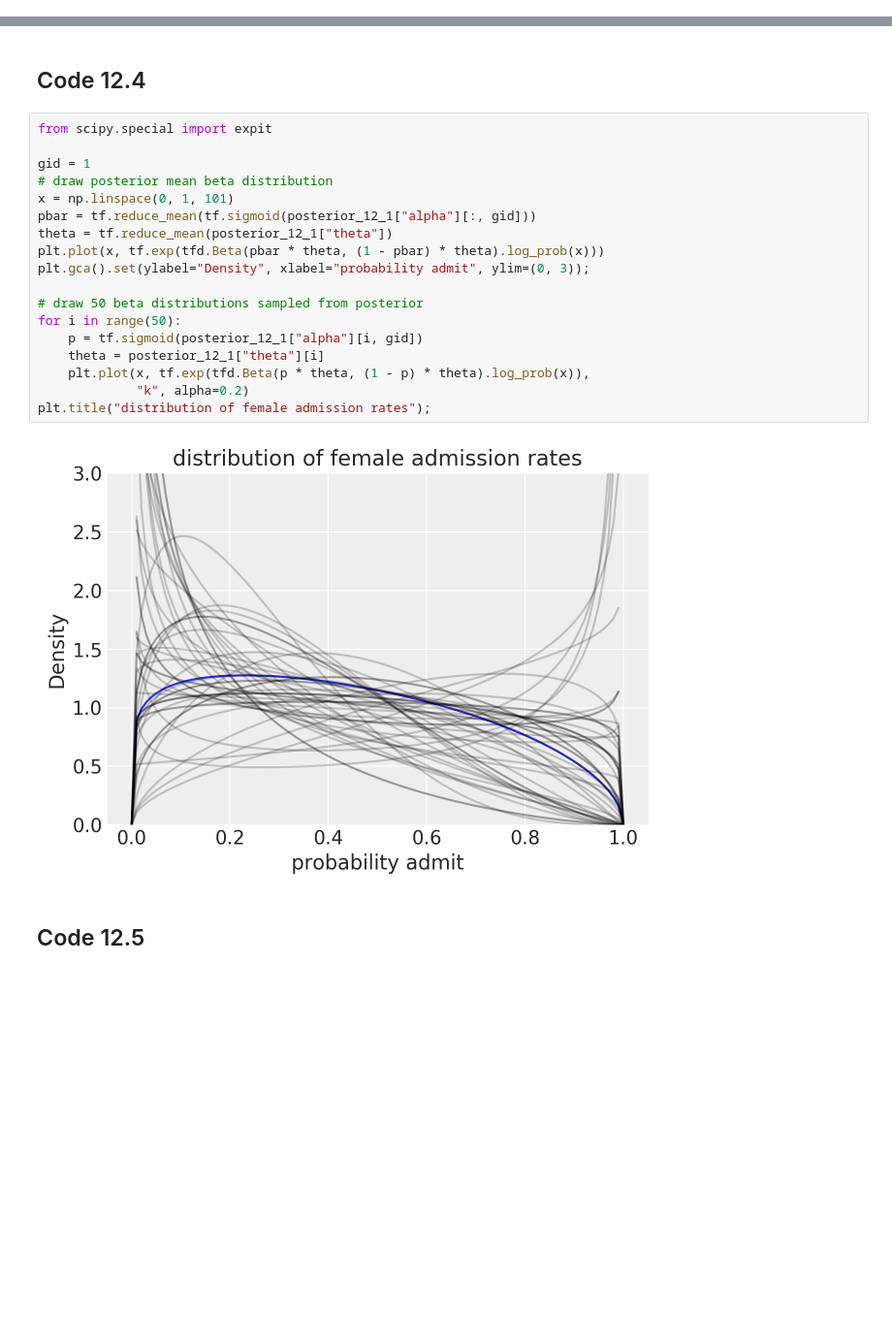
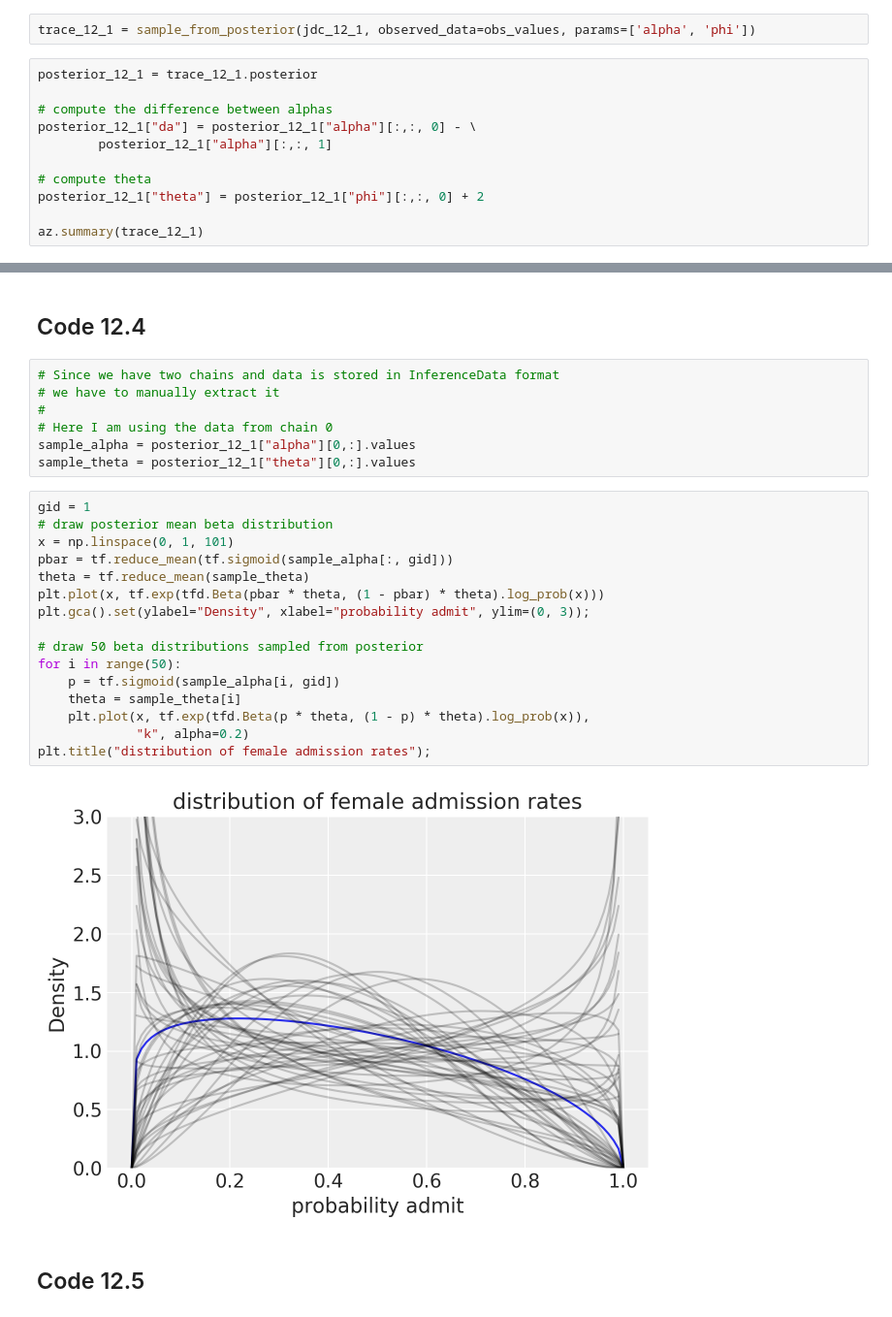
Before and after one commit to ksachdeva/rethinking-tensorflow-probability, a Jupyter notebook: notebooks/12_monsters_and_mixtures.ipynb, the cells around one changed output, grey strips where cells are left out. Shown at 97% size. Saved outputs shown, nothing was run; the diff lists cells and outputs as text; blank space fills up the shorter version.

Commit message:
feat - use NUTS sampler in chapter 12 with 2 chains to get stats from arviz closer to the book

```diff
--- a/notebooks/12_monsters_and_mixtures.ipynb
+++ b/notebooks/12_monsters_and_mixtures.ipynb
@@ -188,0 +228,13 @@ az.summary(trace_to_arviz(posterior_12_1), round_to=2, kind='stats')
+# %%
+trace_12_1 = sample_from_posterior(jdc_12_1, observed_data=obs_values, params=['alpha', 'phi'])
+# %%
+posterior_12_1 = trace_12_1.posterior
+
+# compute the difference between alphas
+posterior_12_1["da"] = posterior_12_1["alpha"][:,:, 0] - \
+        posterior_12_1["alpha"][:,:, 1]
+
+# compute theta
+posterior_12_1["theta"] = posterior_12_1["phi"][:,:, 0] + 2
+
+az.summary(trace_12_1)
@@ -189,25 +248,30 @@ az.summary(trace_to_arviz(posterior_12_1), round_to=2, kind='stats')
 # %% [markdown]
 ## Code 12.4
+# %%
+# Since we have two chains and data is stored in InferenceData format
+# we have to manually extract it
+#
+# Here I am using the data from chain 0
+sample_alpha = posterior_12_1["alpha"][0,:].values
+sample_theta = posterior_12_1["theta"][0,:].values
 # %%
-from scipy.special import expit
-
 gid = 1
 # draw posterior mean beta distribution
 x = np.linspace(0, 1, 101)
-pbar = tf.reduce_mean(tf.sigmoid(posterior_12_1["alpha"][:, gid]))
-theta = tf.reduce_mean(posterior_12_1["theta"])
+pbar = tf.reduce_mean(tf.sigmoid(sample_alpha[:, gid]))
+theta = tf.reduce_mean(sample_theta)
 plt.plot(x, tf.exp(tfd.Beta(pbar * theta, (1 - pbar) * theta).log_prob(x)))
 plt.gca().set(ylabel="Density", xlabel="probability admit", ylim=(0, 3));
 
 # draw 50 beta distributions sampled from posterior
 for i in range(50):
-    p = tf.sigmoid(posterior_12_1["alpha"][i, gid])
-    theta = posterior_12_1["theta"][i]
+    p = tf.sigmoid(sample_alpha[i, gid])
+    theta = sample_theta[i]
     plt.plot(x, tf.exp(tfd.Beta(p * theta, (1 - p) * theta).log_prob(x)),
              "k", alpha=0.2)
 plt.title("distribution of female admission rates");
 # %% [output]
-[figure, old version]
+[figure, new version]
 # %% [markdown]
 ## Code 12.5
 # %%
```
Also changed, not shown: parts of 13 cells of this notebook.
